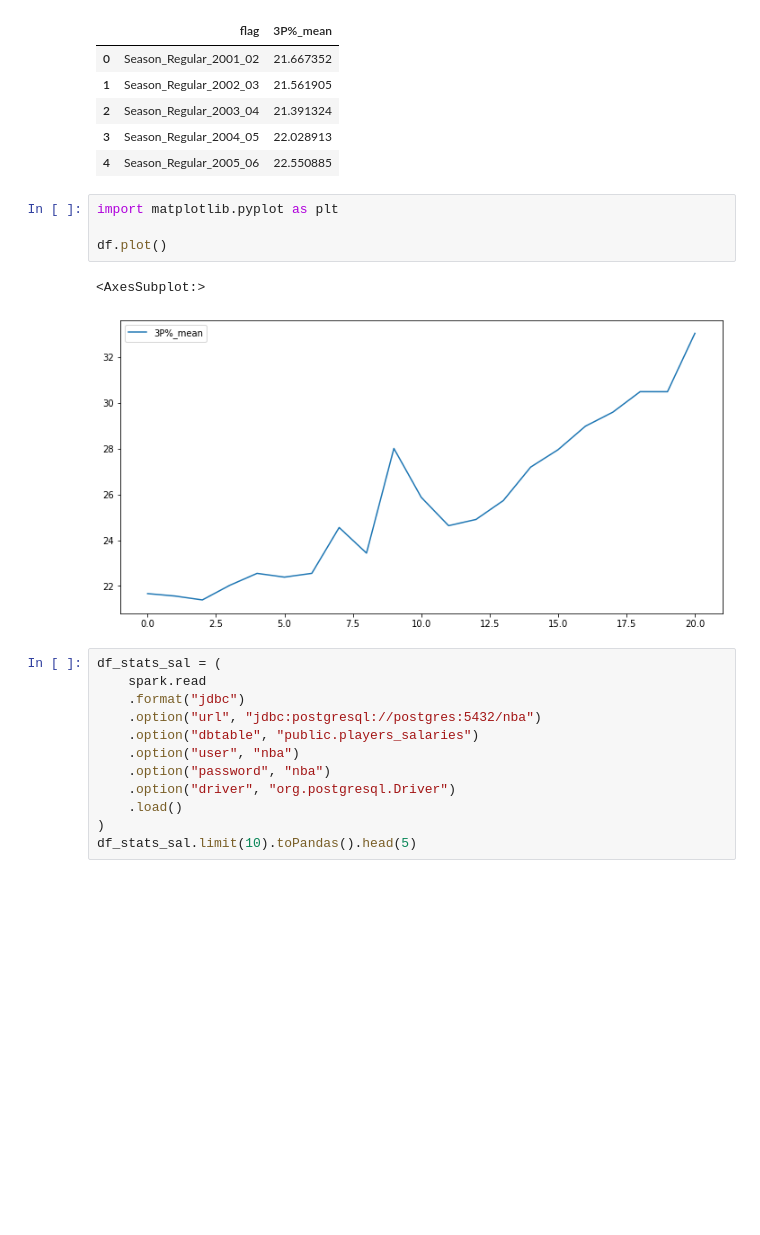
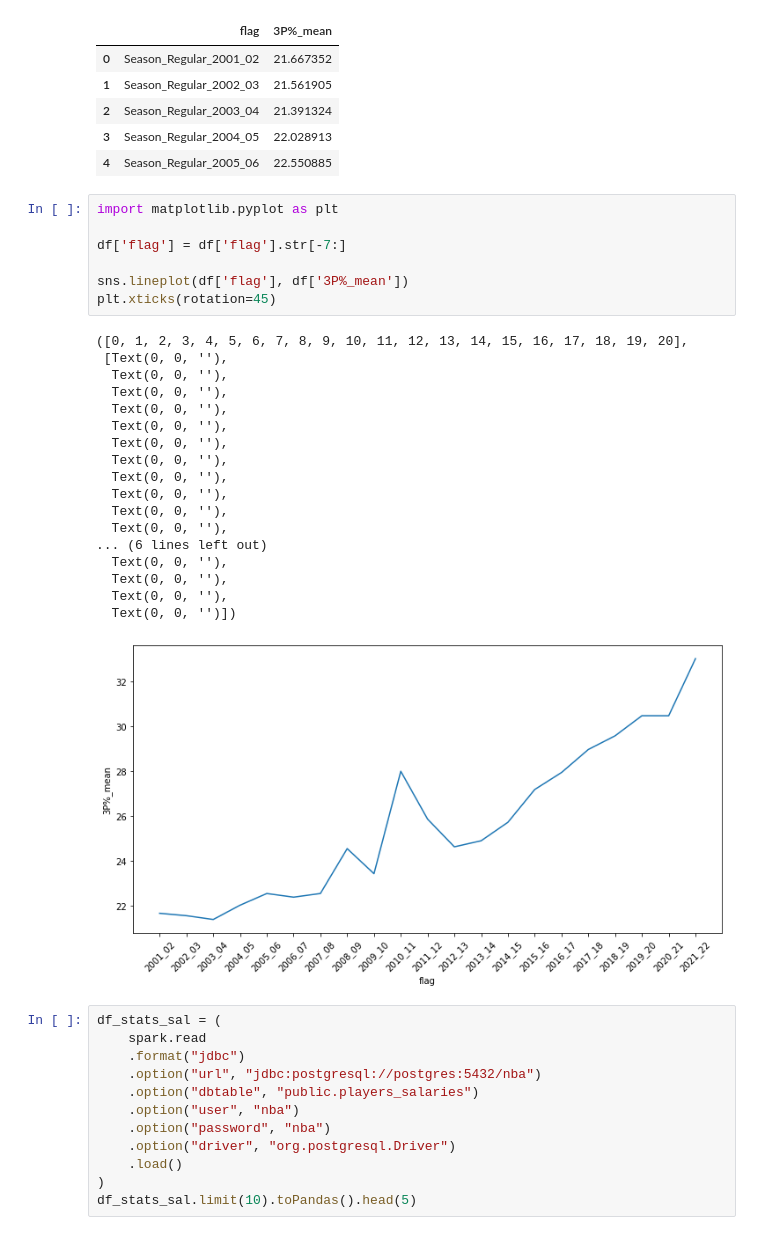
Before and after one commit to tomekmatuszewski/NBA_players_clustering, a Jupyter notebook: notebooks/read_postgres.ipynb, the cells around one changed output. Cells and saved outputs as stored; diff of their text form; blank space fills up the shorter version.

```diff
--- a/notebooks/read_postgres.ipynb
+++ b/notebooks/read_postgres.ipynb
@@ -472,10 +472,29 @@ df.head()
 # %%
 import matplotlib.pyplot as plt
 
-df.plot()
+df['flag'] = df['flag'].str[-7:]
+
+sns.lineplot(df['flag'], df['3P%_mean'])
+plt.xticks(rotation=45)
 # %% [output]
-<AxesSubplot:>
+([0, 1, 2, 3, 4, 5, 6, 7, 8, 9, 10, 11, 12, 13, 14, 15, 16, 17, 18, 19, 20],
+ [Text(0, 0, ''),
+  Text(0, 0, ''),
+  Text(0, 0, ''),
+  Text(0, 0, ''),
+  Text(0, 0, ''),
+  Text(0, 0, ''),
+  Text(0, 0, ''),
+  Text(0, 0, ''),
+  Text(0, 0, ''),
+  Text(0, 0, ''),
+  Text(0, 0, ''),
+... (6 lines left out)
+  Text(0, 0, ''),
+  Text(0, 0, ''),
+  Text(0, 0, ''),
+  Text(0, 0, '')])
-[figure, old version]
+[figure, new version]
 # %%
 df_stats_sal = (
     spark.read
```
Also changed, not shown: parts of 4 cells of this notebook.
